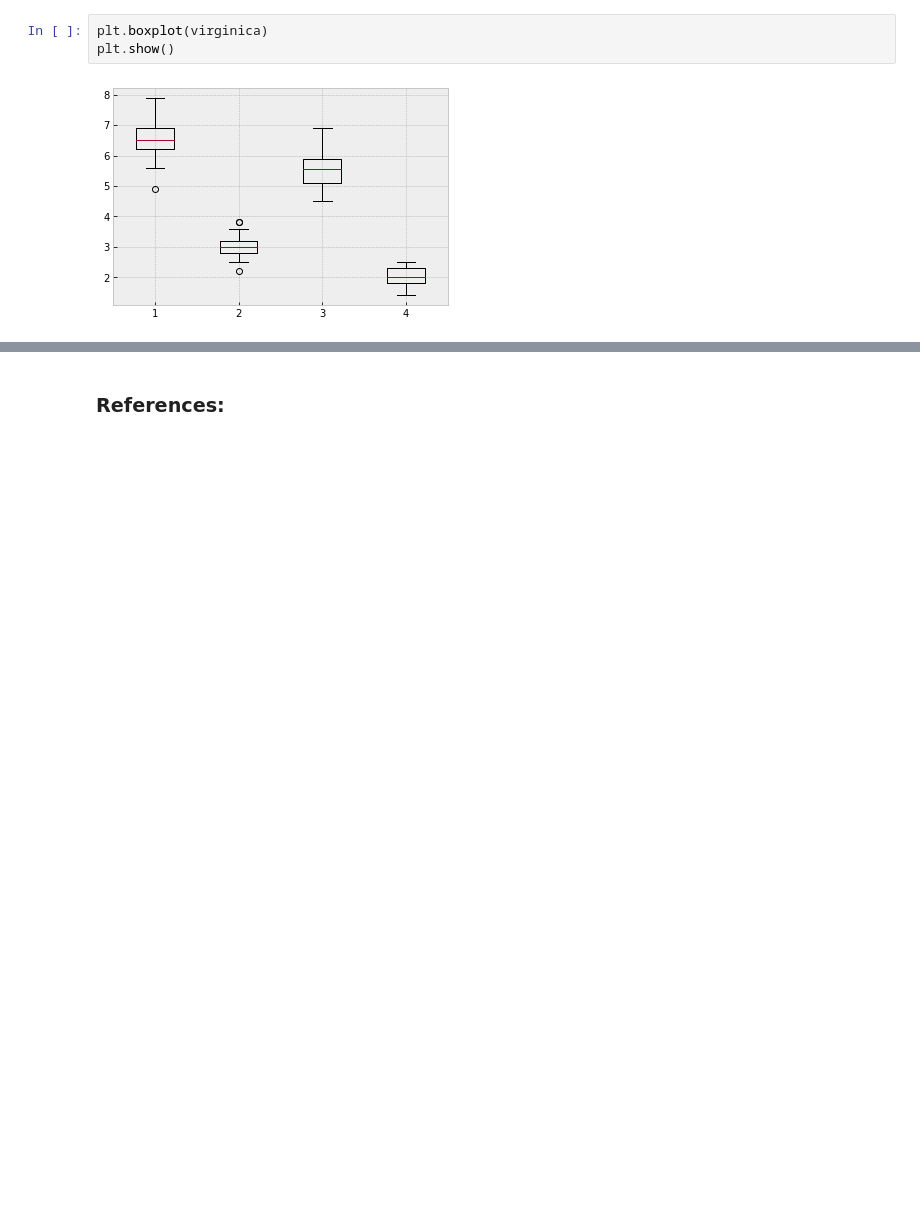
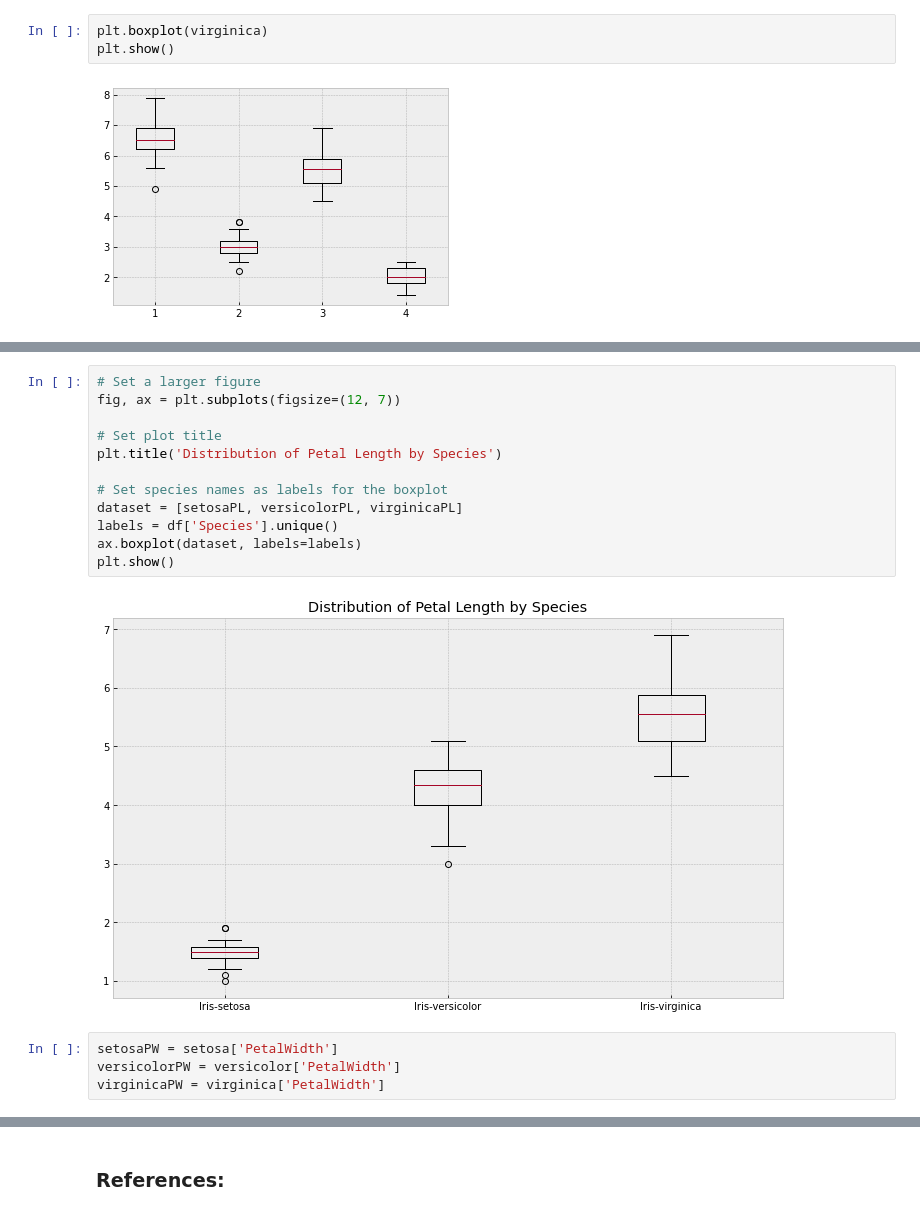
Before and after one commit to ShanePAustin/fundamentals-of-data-analysis, a Jupyter notebook: pyplot.ipynb, the cells around one changed output, grey strips where cells are left out. Drawn from its saved outputs; the diff is of its cells as text; blank space fills up the shorter version.

```diff
--- a/pyplot.ipynb
+++ b/pyplot.ipynb
@@ -584,0 +625,18 @@ plt.show()
+# %%
+# Set a larger figure
+fig, ax = plt.subplots(figsize=(12, 7))
+
+# Set plot title
+plt.title('Distribution of Petal Length by Species')
+
+# Set species names as labels for the boxplot
+dataset = [setosaPL, versicolorPL, virginicaPL]
+labels = df['Species'].unique()
+ax.boxplot(dataset, labels=labels)
+plt.show()
+# %% [output]
+[figure, added]
+# %%
+setosaPW = setosa['PetalWidth']
+versicolorPW = versicolor['PetalWidth']
+virginicaPW = virginica['PetalWidth']
```
Also changed, not shown: parts of 7 cells of this notebook.
